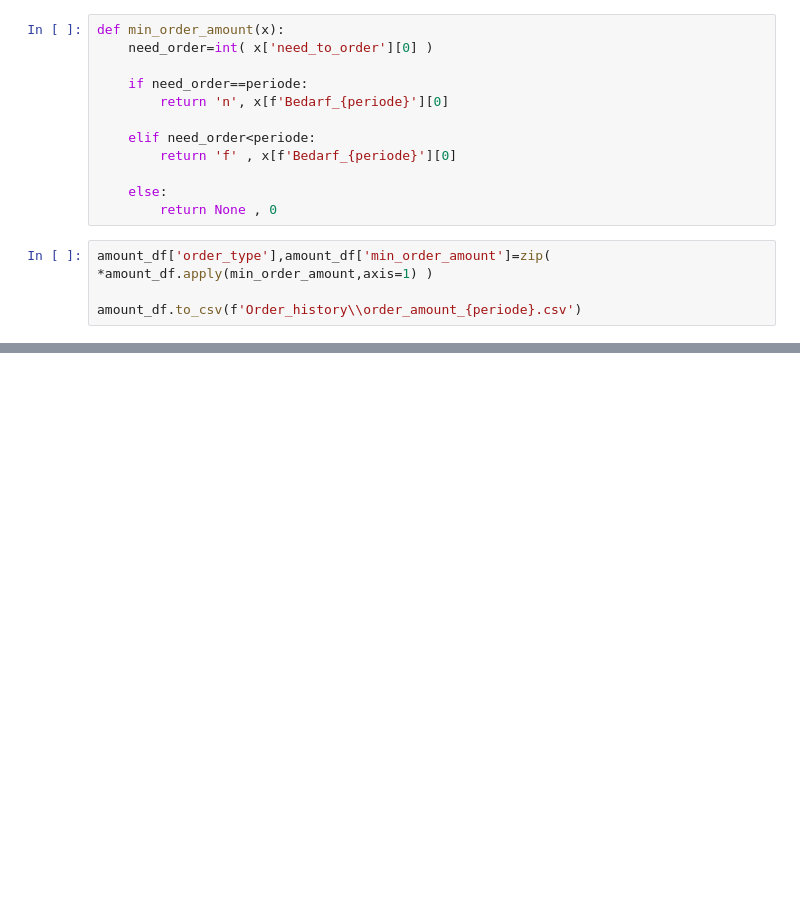
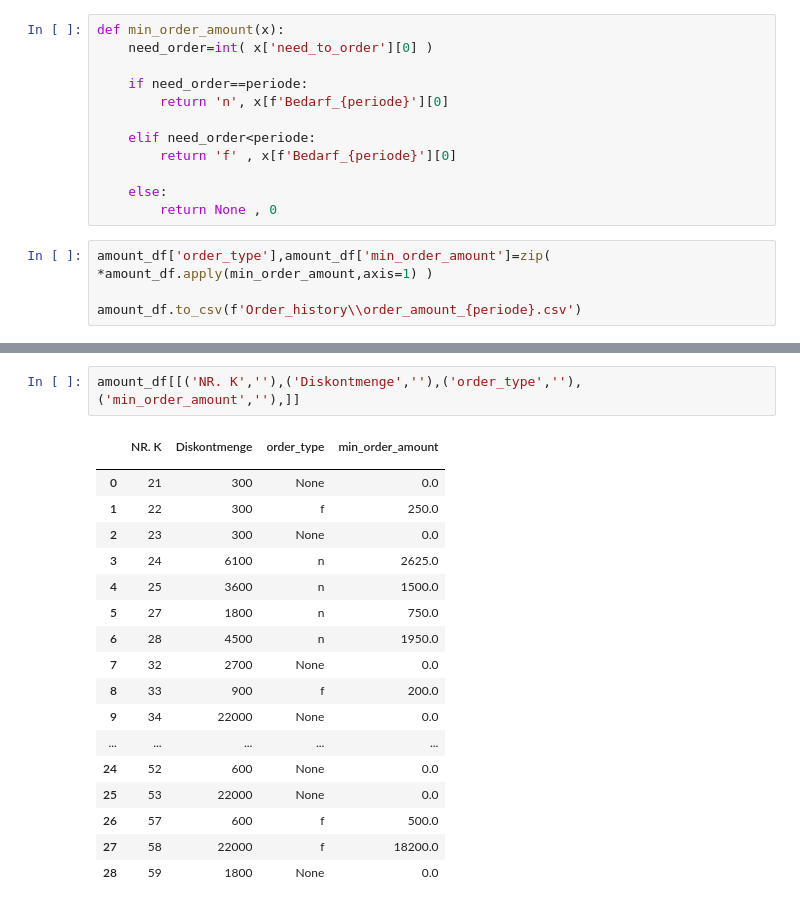
Before and after one commit to kiya1013/APuPDaten, a Jupyter notebook: Planspiel/xml_test.ipynb, the cells around one changed output, grey strips where cells are left out. Drawn from its saved outputs; the diff is of its cells as text; blank space fills up the shorter version.

```diff
--- a/Planspiel/xml_test.ipynb
+++ b/Planspiel/xml_test.ipynb
@@ -183 +184,22 @@ amount_df.drop(columns=[
 29 rows × 25 columns
+# %%
+amount_df[[('NR. K',''),('Diskontmenge',''),('order_type',''),('min_order_amount',''),]]
+# %% [output]
+|  | NR. K | Diskontmenge | order_type | min_order_amount |
+|  |  |  |  |  |
+| 0 | 21 | 300 | None | 0.0 |
+| 1 | 22 | 300 | f | 250.0 |
+| 2 | 23 | 300 | None | 0.0 |
+| 3 | 24 | 6100 | n | 2625.0 |
+| 4 | 25 | 3600 | n | 1500.0 |
+| 5 | 27 | 1800 | n | 750.0 |
+| 6 | 28 | 4500 | n | 1950.0 |
+| 7 | 32 | 2700 | None | 0.0 |
+| 8 | 33 | 900 | f | 200.0 |
+| 9 | 34 | 22000 | None | 0.0 |
+| ... | ... | ... | ... | ... |
+| 24 | 52 | 600 | None | 0.0 |
+| 25 | 53 | 22000 | None | 0.0 |
+| 26 | 57 | 600 | f | 500.0 |
+| 27 | 58 | 22000 | f | 18200.0 |
+| 28 | 59 | 1800 | None | 0.0 |
```
Also changed, not shown: parts of 3 cells of this notebook, 5 other files.
